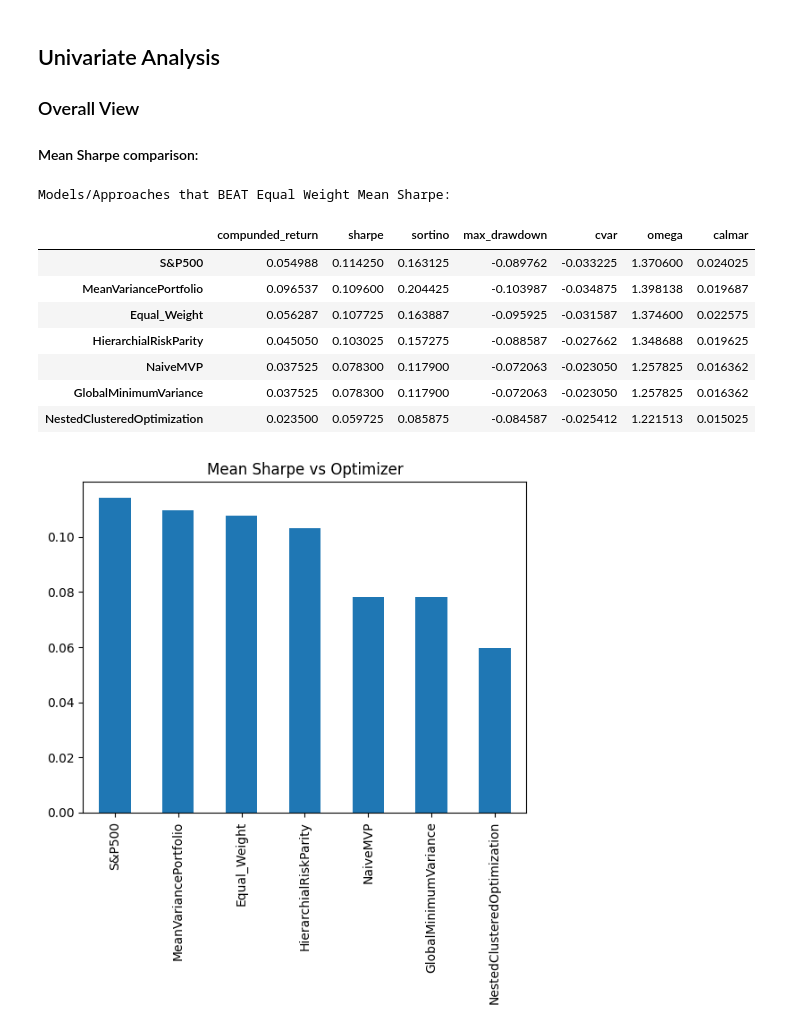
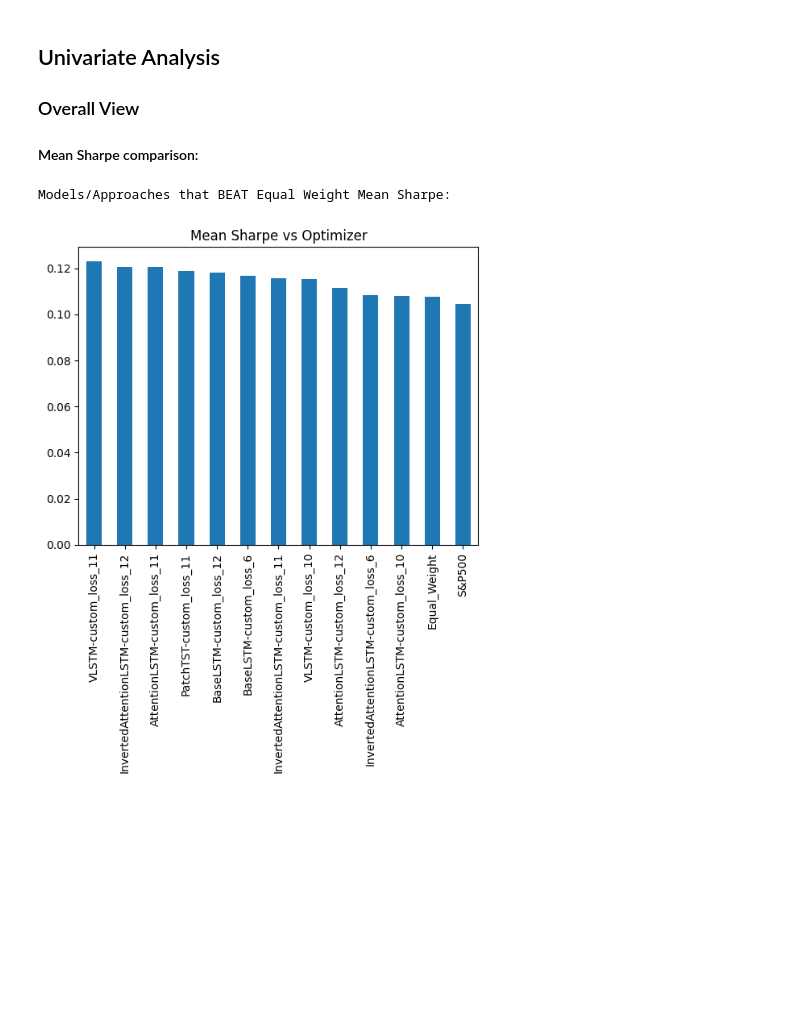
Before and after one commit to travisdesell/exact, a Jupyter notebook: financial_loss_functions/exploration/wfv_analysis.ipynb, the cells around one changed output. Saved outputs shown, nothing was run; the diff lists cells and outputs as text; code cells hidden in the pictures; blank space fills up the shorter version.

```diff
--- a/financial_loss_functions/exploration/wfv_analysis.ipynb
+++ b/financial_loss_functions/exploration/wfv_analysis.ipynb
@@ -62,32 +129,11 @@ Average Portfolio Performance Over All Steps:
 ### Overall View
 #### Mean Sharpe comparison:
 # %%
-EQ_WT_NAME = 'Equal_Weight'
-SP500_NAME = 'S&P500'
 
-TradModelLibrary.autodiscover('src.models')
-all_benches = TradModelLibrary.list_models()
-all_benches.extend([EQ_WT_NAME, SP500_NAME])
-
-# Filter models that beat Equal Weight Portfolio
-filtered_perf, _ = filter_models(
-    avg_perf, EQ_WT_NAME, 'sharpe', all_benches
-)
-
-filtered_perf = filtered_perf.sort_values(by='sharpe', ascending=False)
 filtered_perf['sharpe'].plot.bar(title='Mean Sharpe vs Optimizer')
 print('Models/Approaches that BEAT Equal Weight Mean Sharpe:')
-filtered_perf
 # %% [output]
 Models/Approaches that BEAT Equal Weight Mean Sharpe:
-|  | compunded_return | sharpe | sortino | max_drawdown | cvar | omega | calmar |
-| S&P500 | 0.054988 | 0.114250 | 0.163125 | -0.089762 | -0.033225 | 1.370600 | 0.024025 |
-| MeanVariancePortfolio | 0.096537 | 0.109600 | 0.204425 | -0.103987 | -0.034875 | 1.398138 | 0.019687 |
-| Equal_Weight | 0.056287 | 0.107725 | 0.163887 | -0.095925 | -0.031587 | 1.374600 | 0.022575 |
-| HierarchialRiskParity | 0.045050 | 0.103025 | 0.157275 | -0.088587 | -0.027662 | 1.348688 | 0.019625 |
-| NaiveMVP | 0.037525 | 0.078300 | 0.117900 | -0.072063 | -0.023050 | 1.257825 | 0.016362 |
-| GlobalMinimumVariance | 0.037525 | 0.078300 | 0.117900 | -0.072063 | -0.023050 | 1.257825 | 0.016362 |
-| NestedClusteredOptimization | 0.023500 | 0.059725 | 0.085875 | -0.084587 | -0.025412 | 1.221513 | 0.015025 |
-[figure, old version]
+[figure, new version]
 # %%
 print('Models/Approaches that DID NOT BEAT Equal Weight Mean Sharpe:')
```
Also changed, not shown: parts of 22 cells of this notebook, 1 other file.
